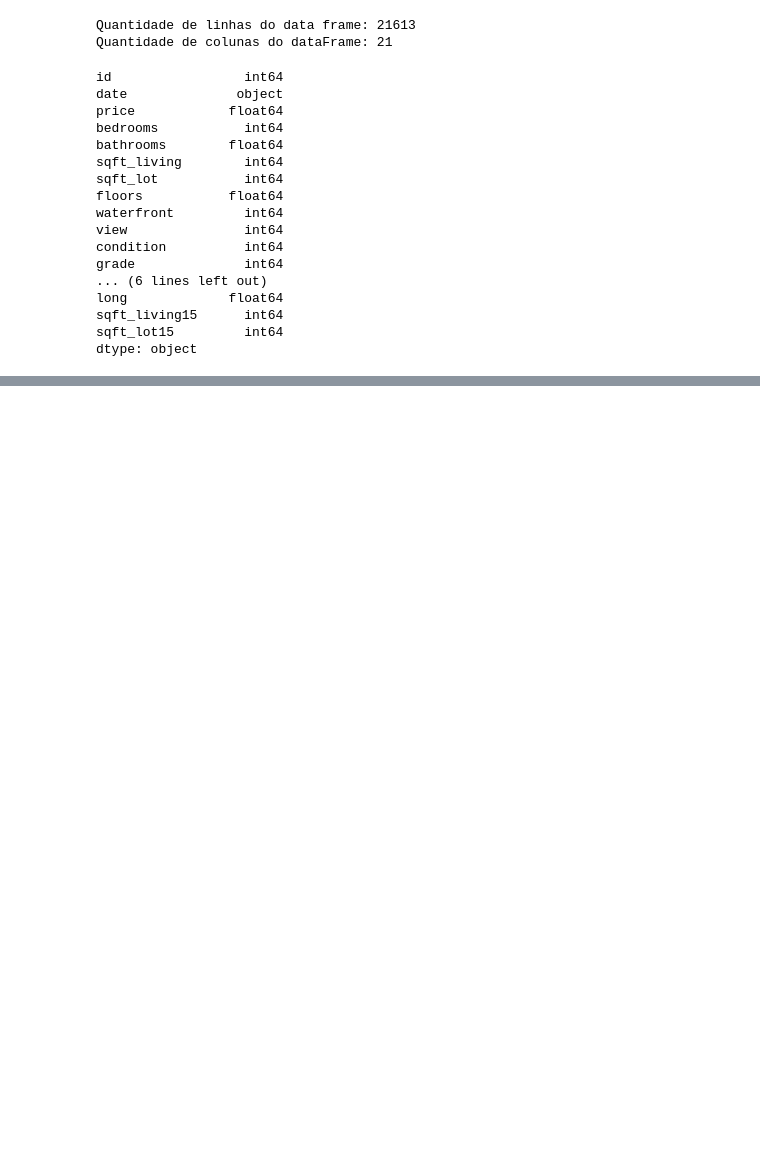
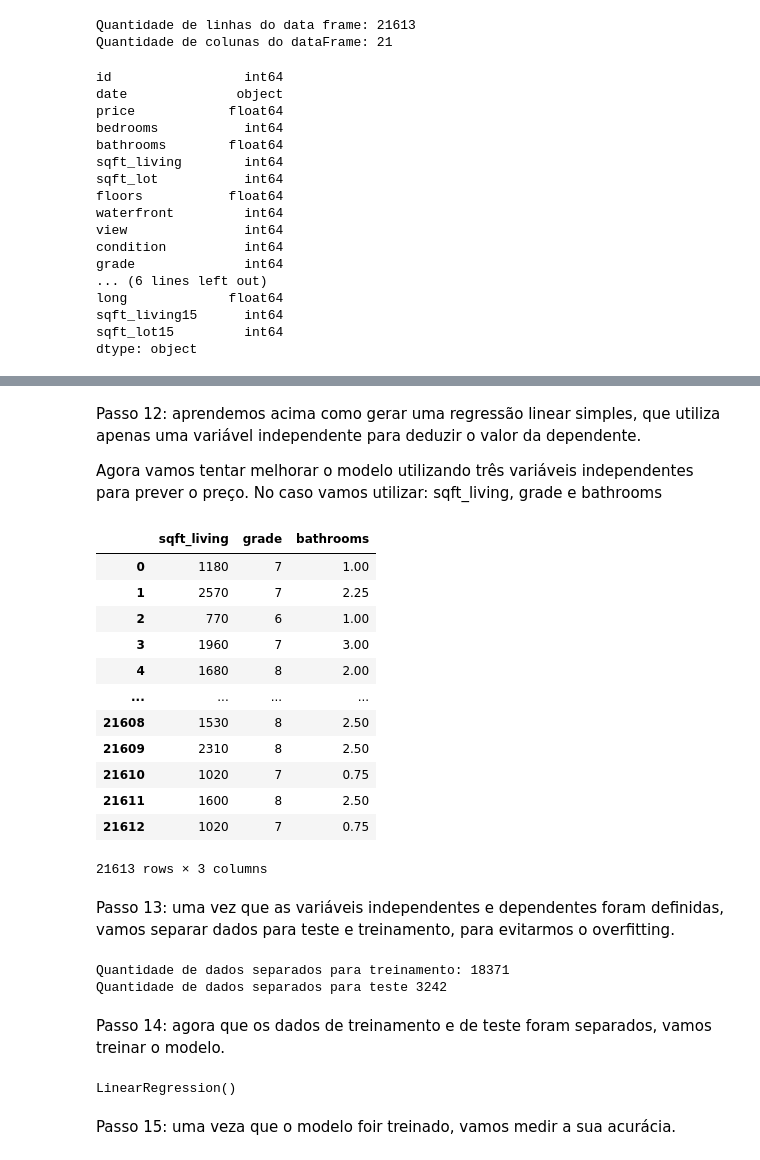
Before and after one commit to xMORRICEx/I.A, a Jupyter notebook: RegrassãoLinear.ipynb, the cells around one changed output, grey strips where cells are left out. Drawn from its saved outputs; the diff is of its cells as text; code cells hidden in the pictures; blank space fills up the shorter version.

```diff
--- a/RegrassãoLinear.ipynb
+++ b/RegrassãoLinear.ipynb
@@ -30,0 +124,42 @@ dtype: object
+# %% [markdown]
+Passo 12: aprendemos acima como gerar uma regressão linear simples, que utiliza apenas uma variável independente para deduzir o valor da dependente.
+
+Agora vamos tentar melhorar o modelo utilizando três variáveis independentes para prever o preço. No caso vamos utilizar: sqft_living, grade e bathrooms
+# %%
+X2 = dataFrame[["sqft_living","grade","bathrooms"]]
+y2 = dataFrame[["price"]]
+X2
+# %% [output]
+|  | sqft_living | grade | bathrooms |
+| 0 | 1180 | 7 | 1.00 |
+| 1 | 2570 | 7 | 2.25 |
+| 2 | 770 | 6 | 1.00 |
+| 3 | 1960 | 7 | 3.00 |
+| 4 | 1680 | 8 | 2.00 |
+| ... | ... | ... | ... |
+| 21608 | 1530 | 8 | 2.50 |
+| 21609 | 2310 | 8 | 2.50 |
+| 21610 | 1020 | 7 | 0.75 |
+| 21611 | 1600 | 8 | 2.50 |
+| 21612 | 1020 | 7 | 0.75 |
+21613 rows × 3 columns
+# %% [markdown]
+Passo 13: uma vez que as variáveis independentes e dependentes foram definidas, vamos separar dados para teste e treinamento, para evitarmos o overfitting.
+# %%
+from sklearn.model_selection import train_test_split
+X2_train, X2_test, y2_train, y2_test = train_test_split(X2,y2,test_size=0.15)
+print("Quantidade de dados separados para treinamento:", len(X2_train))
+print("Quantidade de dados separados para teste", len(X2_test))
+# %% [output]
+Quantidade de dados separados para treinamento: 18371
+Quantidade de dados separados para teste 3242
+# %% [markdown]
+Passo 14: agora que os dados de treinamento e de teste foram separados, vamos treinar o modelo.
+# %%
+from sklearn.linear_model import LinearRegression
+objRL2 = LinearRegression()
+objRL2.fit(X2_train,y2_train)
+# %% [output]
+LinearRegression()
+# %% [markdown]
+Passo 15: uma veza que o modelo foir treinado, vamos medir a sua acurácia.
```
Also changed, not shown: parts of 24 cells of this notebook.
